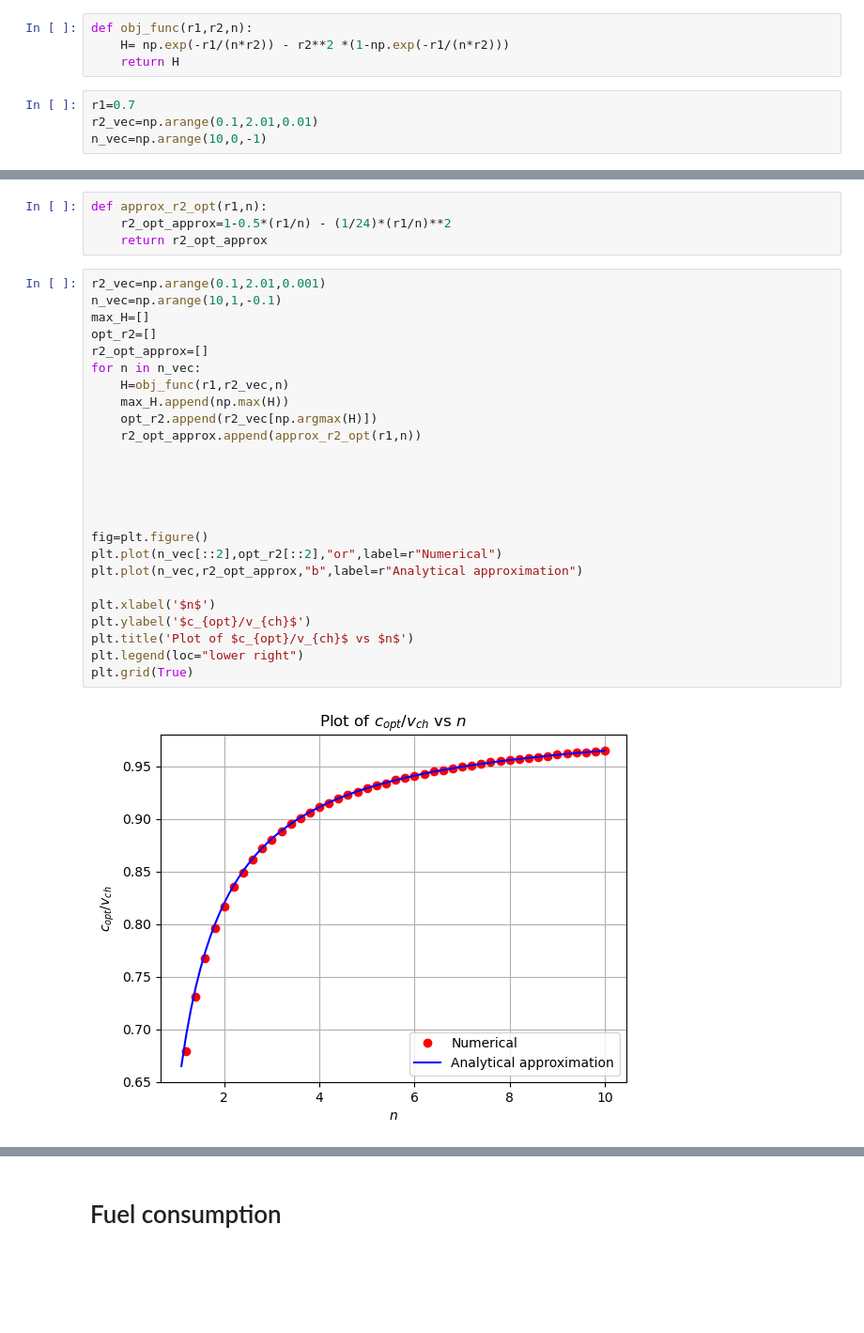
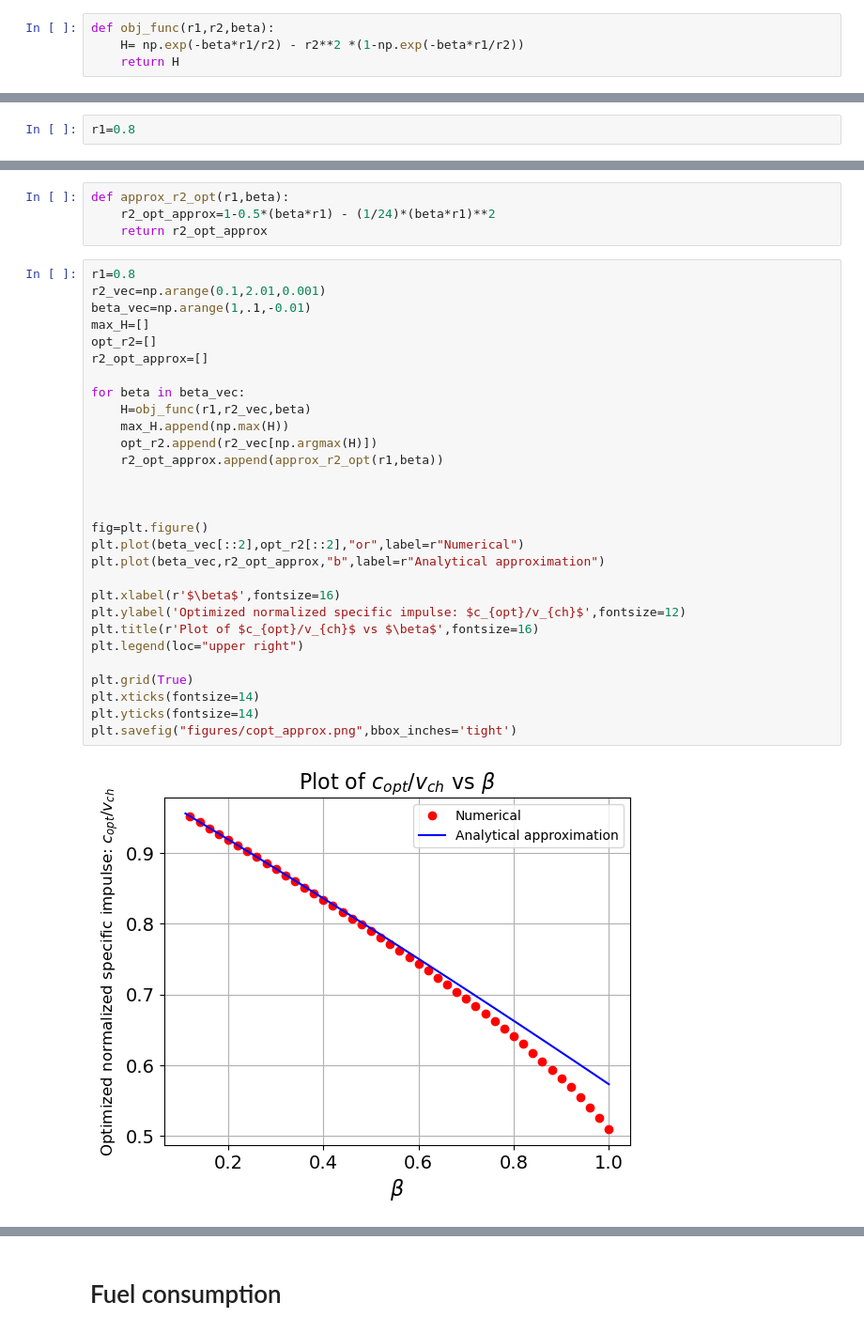
Before and after one commit to Rafid-Ben/Propulsion_optimization, a Jupyter notebook: objective_function.ipynb, the cells around one changed output, grey strips where cells are left out. Shown: that part at 94% size. Cells and saved outputs as stored; diff of their text form; blank space fills up the shorter version.

```diff
--- a/objective_function.ipynb
+++ b/objective_function.ipynb
@@ -4,8 +5,4 @@ import matplotlib.pyplot as plt
 # %%
-def obj_func(r1,r2,n):
-    H= np.exp(-r1/(n*r2)) - r2**2 *(1-np.exp(-r1/(n*r2)))
+def obj_func(r1,r2,beta):
+    H= np.exp(-beta*r1/r2) - r2**2 *(1-np.exp(-beta*r1/r2))
     return H
-# %%
-r1=0.7
-r2_vec=np.arange(0.1,2.01,0.01)
-n_vec=np.arange(10,0,-1)
@@ -12 +102,3 @@ n_vec=np.arange(10,0,-1)
+# %%
+r1=0.8
 # %%
@@ -36,31 +171,35 @@ plt.show()
 # %%
-def approx_r2_opt(r1,n):
-    r2_opt_approx=1-0.5*(r1/n) - (1/24)*(r1/n)**2
+def approx_r2_opt(r1,beta):
+    r2_opt_approx=1-0.5*(beta*r1) - (1/24)*(beta*r1)**2
     return r2_opt_approx
 # %%
+r1=0.8
 r2_vec=np.arange(0.1,2.01,0.001)
-n_vec=np.arange(10,1,-0.1)
+beta_vec=np.arange(1,.1,-0.01)
 max_H=[]
 opt_r2=[]
 r2_opt_approx=[]
-for n in n_vec:
-    H=obj_func(r1,r2_vec,n)
+
+for beta in beta_vec:
+    H=obj_func(r1,r2_vec,beta)
     max_H.append(np.max(H))
     opt_r2.append(r2_vec[np.argmax(H)])
-    r2_opt_approx.append(approx_r2_opt(r1,n))
-
-
+    r2_opt_approx.append(approx_r2_opt(r1,beta))
 
 
 
 fig=plt.figure()
-plt.plot(n_vec[::2],opt_r2[::2],"or",label=r"Numerical")
-plt.plot(n_vec,r2_opt_approx,"b",label=r"Analytical approximation")
+plt.plot(beta_vec[::2],opt_r2[::2],"or",label=r"Numerical")
+plt.plot(beta_vec,r2_opt_approx,"b",label=r"Analytical approximation")
 
-plt.xlabel('$n$')
-plt.ylabel('$c_{opt}/v_{ch}$')
-plt.title('Plot of $c_{opt}/v_{ch}$ vs $n$')
-plt.legend(loc="lower right")
+plt.xlabel(r'$\beta$',fontsize=16)
+plt.ylabel('Optimized normalized specific impulse: $c_{opt}/v_{ch}$',fontsize=12)
+plt.title(r'Plot of $c_{opt}/v_{ch}$ vs $\beta$',fontsize=16)
+plt.legend(loc="upper right")
+
 plt.grid(True)
+plt.xticks(fontsize=14)
+plt.yticks(fontsize=14)
+plt.savefig("figures/copt_approx.png",bbox_inches='tight')
 # %% [output]
-[figure, old version]
+[figure, new version]
```
Also changed, not shown: parts of 13 cells of this notebook, 2 other files.
